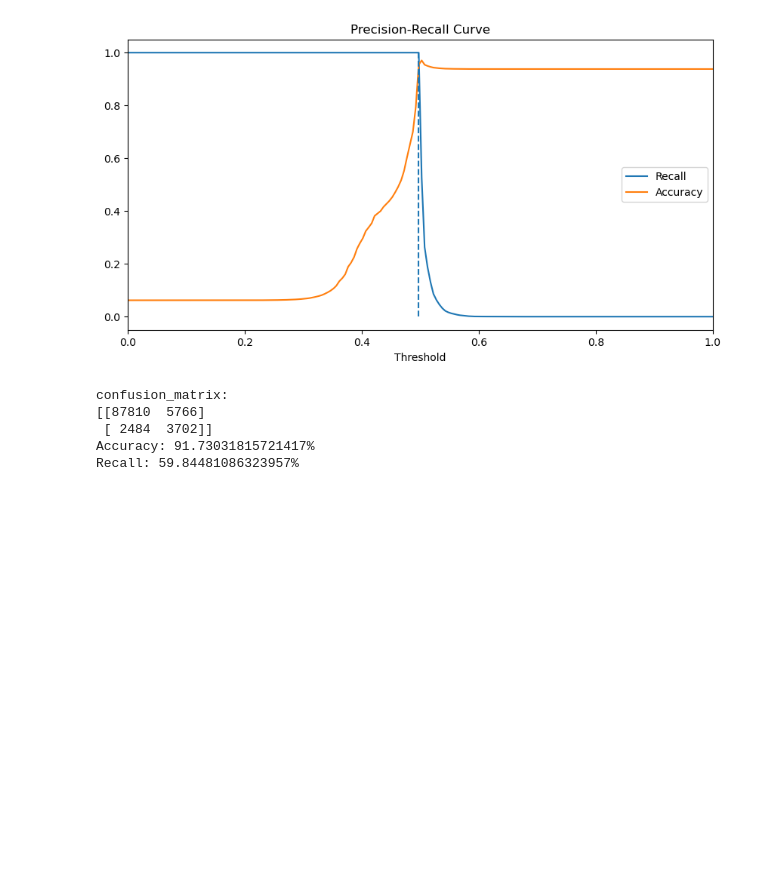
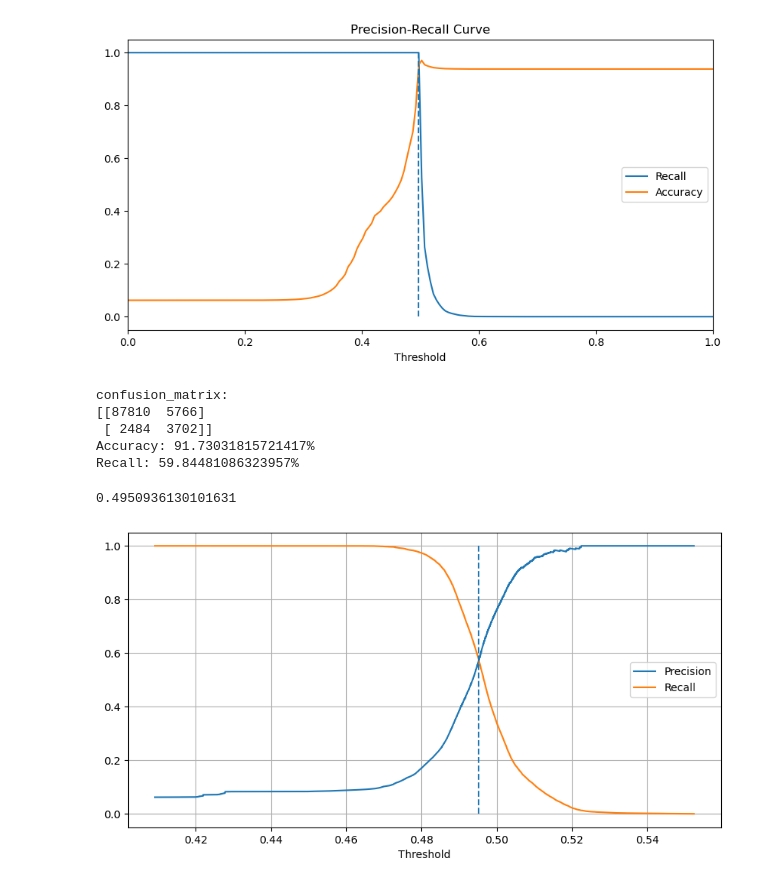
Before and after one commit to jprette/STAT-303-3, a Jupyter notebook: Code/AdaboostModel.ipynb, the cells around one changed output. Drawn from its saved outputs; the diff is of its cells as text; code cells hidden in the pictures; blank space fills up the shorter version.

Commit message:
Additional plots added to data vis, and adaboost tuning continues

```diff
--- a/Code/AdaboostModel.ipynb
+++ b/Code/AdaboostModel.ipynb
@@ -20,7 +21,7 @@ predictors = [
     'age', 'class', 'ind_code_det', 'occ_code_det', 'education', 'wage_hr', 'enroll_edu', 'marital',
     'ind_code_maj', 'occ_code_maj', 'race', 'hisp_origin', 'sex', 'lab_union', 'reason_unemp',
     'emp_status', 'cap_gain', 'cap_loss', 'dividend', 'tax_filer_stat', 'prev_res_area', 'prev_res_state',
-    'fam_state', 'fam_state_sum', 'inst_weight', 'migr_change_msa', 'migr_change_reg', 'migr_move_msa', 'lived_1yr',
+    'fam_state', 'fam_state_sum', 'migr_change_msa', 'migr_change_reg', 'migr_move_msa', 'lived_1yr',
     'migr_sunbelt', 'num_ppl_worked', 'fam_members_u18', 'birth_dad', 'birth_mom', 'birth_self', 'citizenship',
     'employed_status', 'veteran_admin', 'veteran_benefit', 'weeks_worked', 'year']
 
@@ -41,6 +42,20 @@ def clean_data(data):
 
     data['>50K'] = data['income'].apply(lambda x: 1 if '+' in x else 0)
 
+    initial_rows = data.shape[0]
+
+    # Replace all '?' with NaN
+    data.replace(' ?', np.nan, inplace=True)
+    data.replace('?', np.nan, inplace=True)
+
+    # Drop all rows with NaN
+    data.dropna(inplace=True)
+
+    # Drop inst_weight
+    data.drop('inst_weight', axis=1, inplace=True)
+
+    print(f"Dropped {initial_rows - data.shape[0]} rows with NaN values")
+
     return data
 # %%
 def get_metrics(y_test, y_pred):
@@ -168,3 +180,20 @@ confusion_matrix:
  [ 2484  3702]]
 Accuracy: 91.73031815721417%
 Recall: 59.84481086323957%
+# %%
+best_ada_v2 = AdaBoostClassifier(n_estimators=1000,
+                                 learning_rate=0.05,
+                                 estimator=DecisionTreeClassifier(max_depth=1,
+                                                                  min_samples_leaf=6),
+                                 random_state=42)
+
+best_ada_v2.fit(X, y)
+
+best_ada_v2_proba_train = best_ada_v2.predict_proba(X)[:, 1]
+
+threshold_3 = find_threshold(best_ada_v2_proba_train, y)
+
+threshold_3
+# %% [output]
+0.4950936130101631
+[figure, added]
```
Also changed, not shown: parts of 19 cells of this notebook, 2 other files.
